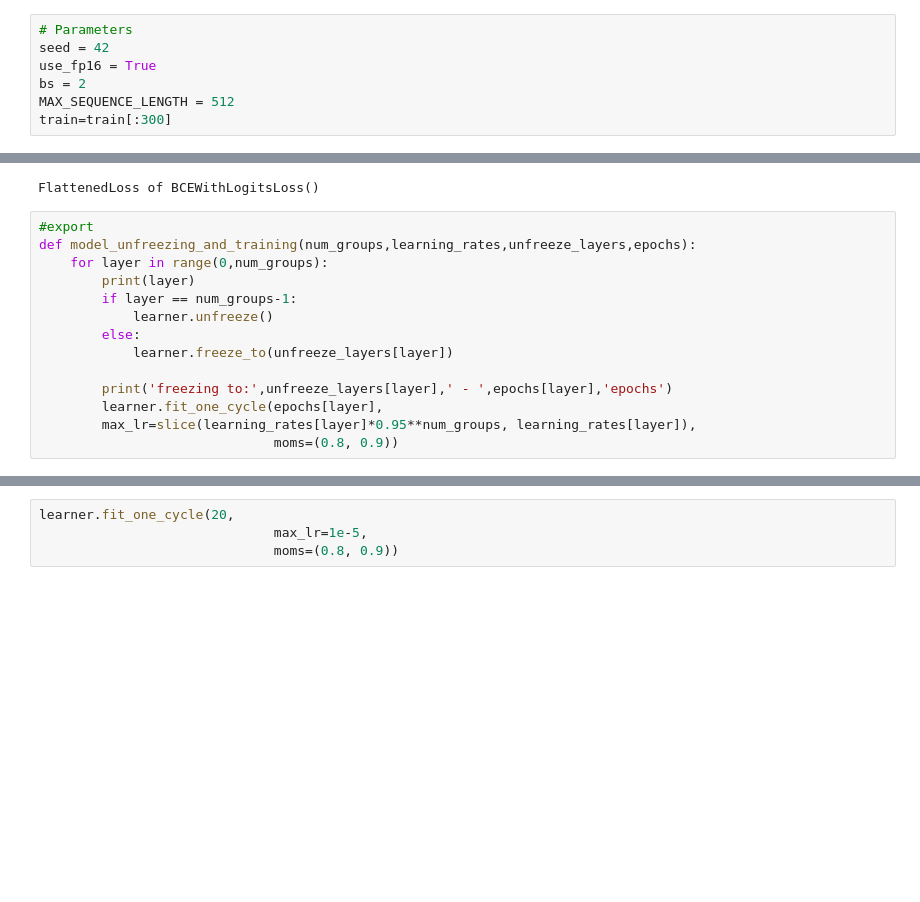
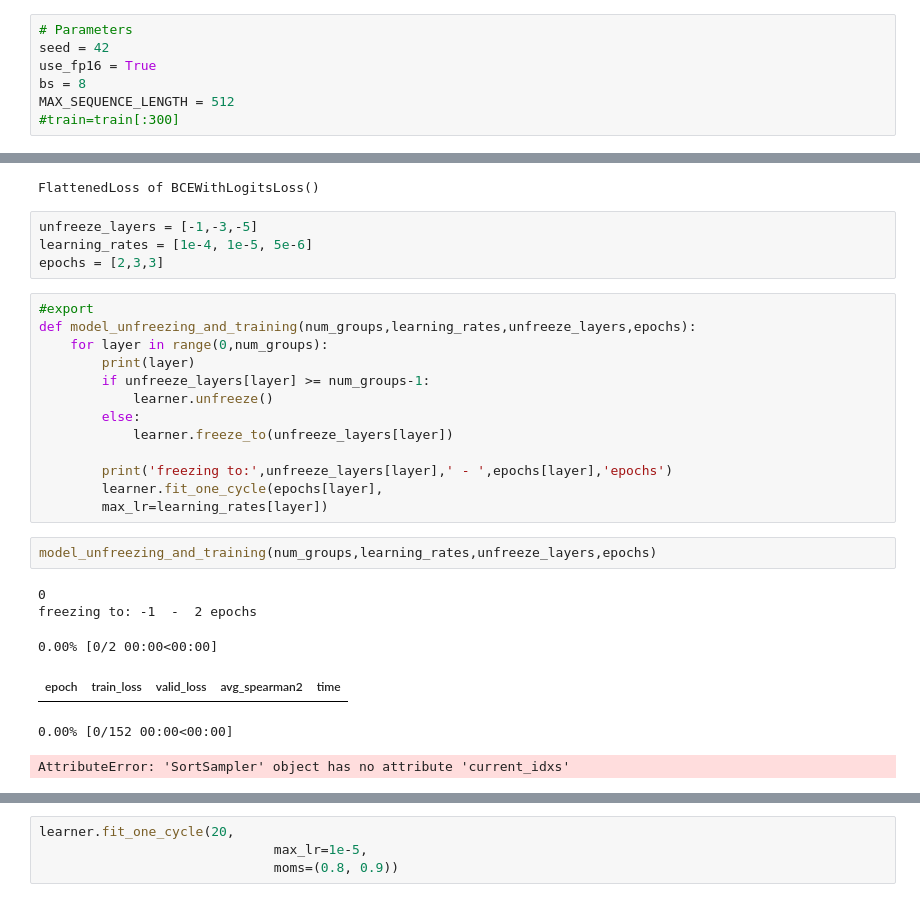
Before and after one commit to mrdbarros/gquest_nbdev, a Jupyter notebook: fastai_v1_transformers-BWW-Script.ipynb, the cells around one changed output, grey strips where cells are left out. Saved outputs shown, nothing was run; the diff lists cells and outputs as text; blank space fills up the shorter version.

Commit message:
sampler adjustment

```diff
--- a/fastai_v1_transformers-BWW-Script.ipynb
+++ b/fastai_v1_transformers-BWW-Script.ipynb
@@ -84,9 +82,9 @@ train[['question_title','question_body','answer']].to_csv(Path('../input/raw_tex
 # Parameters
 seed = 42
 use_fp16 = True
-bs = 2
+bs = 8
 MAX_SEQUENCE_LENGTH = 512
-train=train[:300]
+#train=train[:300]
 # %%
 model_class, tokenizer_class, config_class = MODEL_CLASSES[model_type]
 # %%
@@ -433,20 +372,32 @@ epochs = [2, 2, 3,4]
 learner.loss_func
 # %% [output]
 FlattenedLoss of BCEWithLogitsLoss()
+# %%
+unfreeze_layers = [-1,-3,-5]
+learning_rates = [1e-4, 1e-5, 5e-6]
+epochs = [2,3,3]
 # %%
 #export
 def model_unfreezing_and_training(num_groups,learning_rates,unfreeze_layers,epochs):
     for layer in range(0,num_groups):
         print(layer)
-        if layer == num_groups-1:
+        if unfreeze_layers[layer] >= num_groups-1:
             learner.unfreeze()
         else:
             learner.freeze_to(unfreeze_layers[layer])
 
         print('freezing to:',unfreeze_layers[layer],' - ',epochs[layer],'epochs')
         learner.fit_one_cycle(epochs[layer],
-        max_lr=slice(learning_rates[layer]*0.95**num_groups, learning_rates[layer]),
-                              moms=(0.8, 0.9))
+        max_lr=learning_rates[layer])
+# %%
+model_unfreezing_and_training(num_groups,learning_rates,unfreeze_layers,epochs)
+# %% [output]
+0
+freezing to: -1  -  2 epochs
+0.00% [0/2 00:00<00:00]
+| epoch | train_loss | valid_loss | avg_spearman2 | time |
+0.00% [0/152 00:00<00:00]
+AttributeError: 'SortSampler' object has no attribute 'current_idxs'
 # %%
 learner.fit_one_cycle(3,
                               max_lr=1e-5)
```
Also changed, not shown: parts of 13 cells of this notebook, 1 other file.
